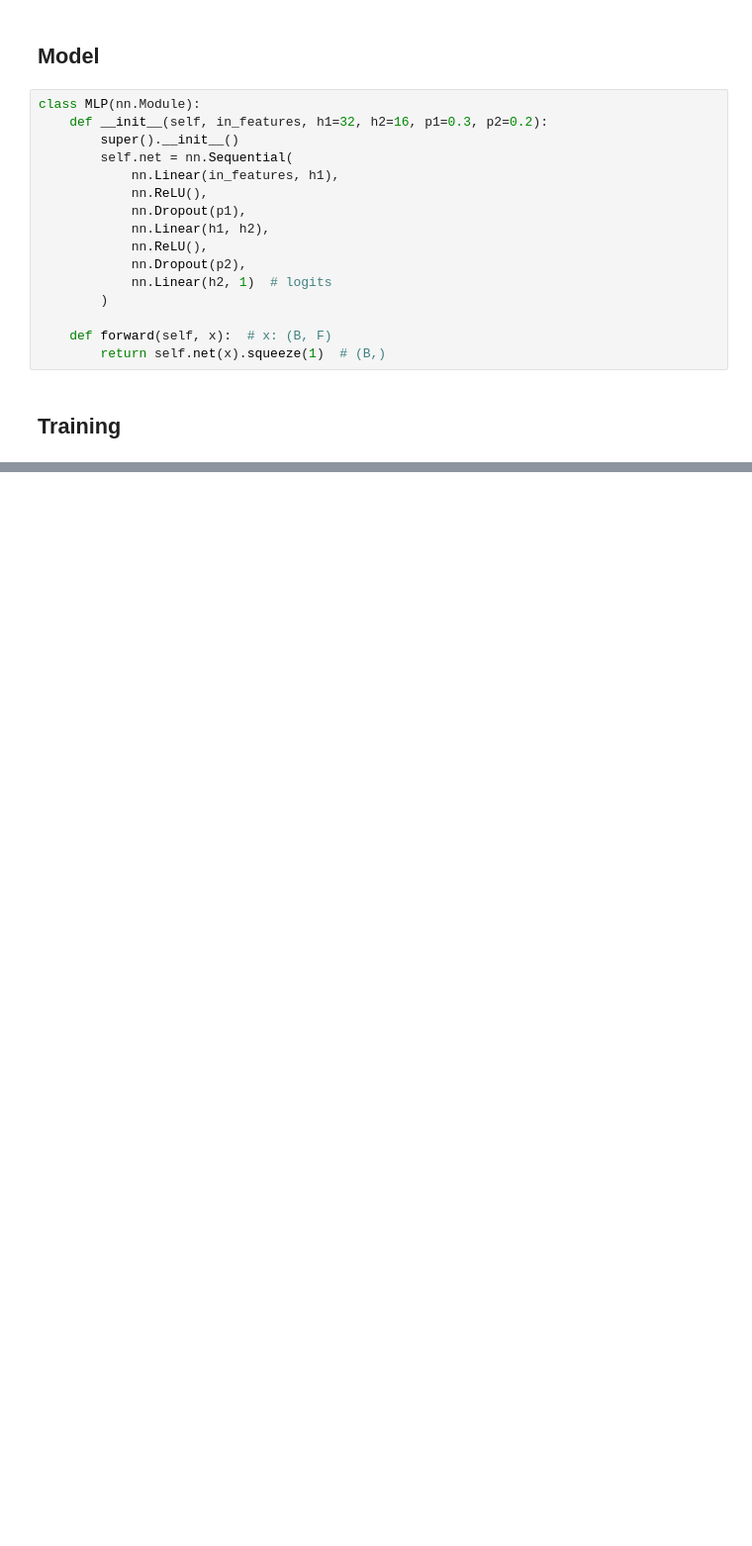
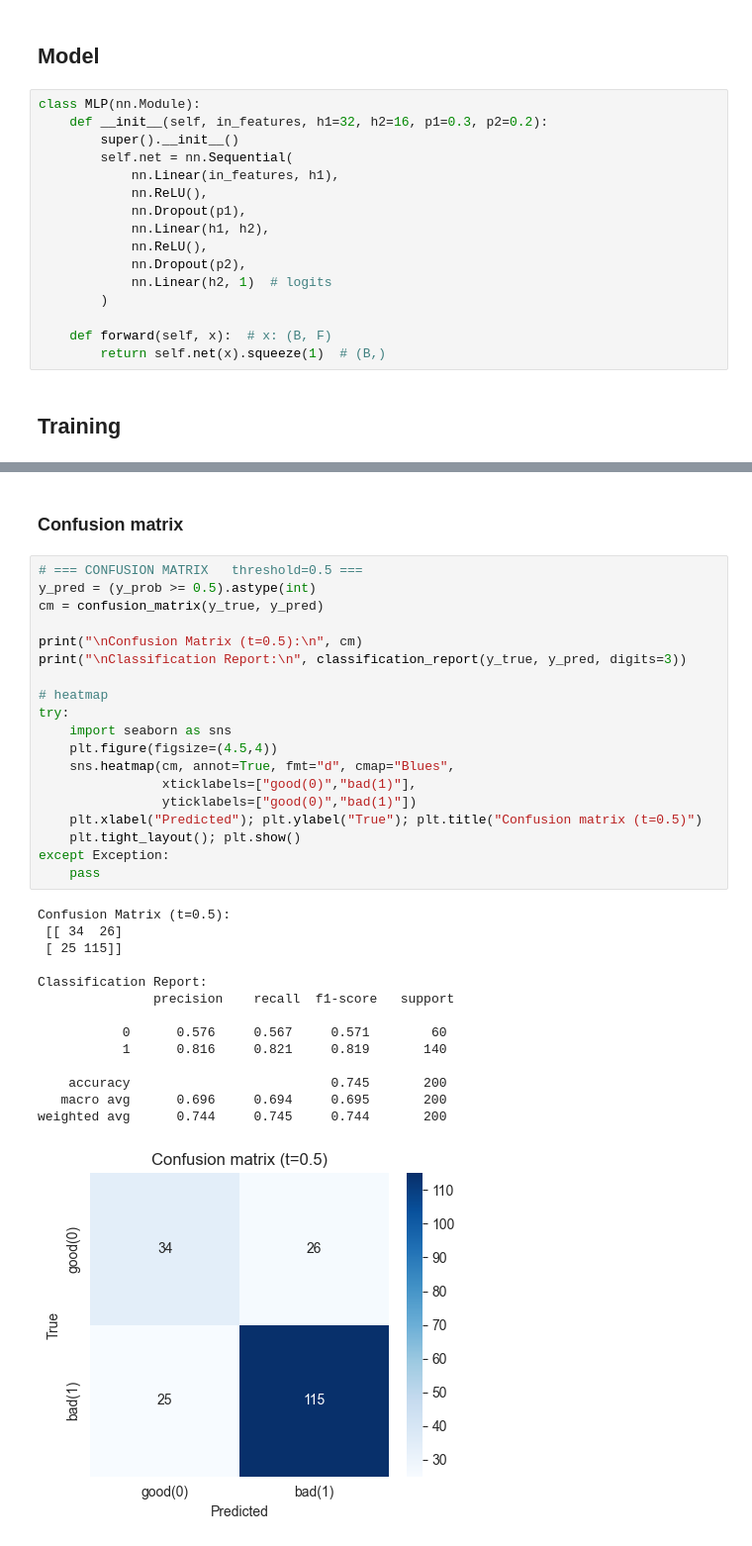
Before and after one commit to waspiix/ZNEUS_team_Stefanec-Horan, a Jupyter notebook: index.ipynb, the cells around one changed output, grey strips where cells are left out. Shown at 99% size. Saved outputs shown, nothing was run; the diff lists cells and outputs as text; blank space fills up the shorter version.

```diff
--- a/index.ipynb
+++ b/index.ipynb
@@ -1143,0 +1166,36 @@ Epoch 150 | train_loss=0.3295 | val_loss=0.6286
+# %% [markdown]
+### Confusion matrix
+# %%
+# === CONFUSION MATRIX   threshold=0.5 ===
+y_pred = (y_prob >= 0.5).astype(int)
+cm = confusion_matrix(y_true, y_pred)
+
+print("\nConfusion Matrix (t=0.5):\n", cm)
+print("\nClassification Report:\n", classification_report(y_true, y_pred, digits=3))
+
+# heatmap
+try:
+    import seaborn as sns
+    plt.figure(figsize=(4.5,4))
+    sns.heatmap(cm, annot=True, fmt="d", cmap="Blues",
+                xticklabels=["good(0)","bad(1)"],
+                yticklabels=["good(0)","bad(1)"])
+    plt.xlabel("Predicted"); plt.ylabel("True"); plt.title("Confusion matrix (t=0.5)")
+    plt.tight_layout(); plt.show()
+except Exception:
+    pass
+# %% [output]
+Confusion Matrix (t=0.5):
+ [[ 34  26]
+ [ 25 115]]
+
+Classification Report:
+               precision    recall  f1-score   support
+
+           0      0.576     0.567     0.571        60
+           1      0.816     0.821     0.819       140
+
+    accuracy                          0.745       200
+   macro avg      0.696     0.694     0.695       200
+weighted avg      0.744     0.745     0.744       200
+[figure, added]
```
Also changed, not shown: parts of 20 cells of this notebook.
